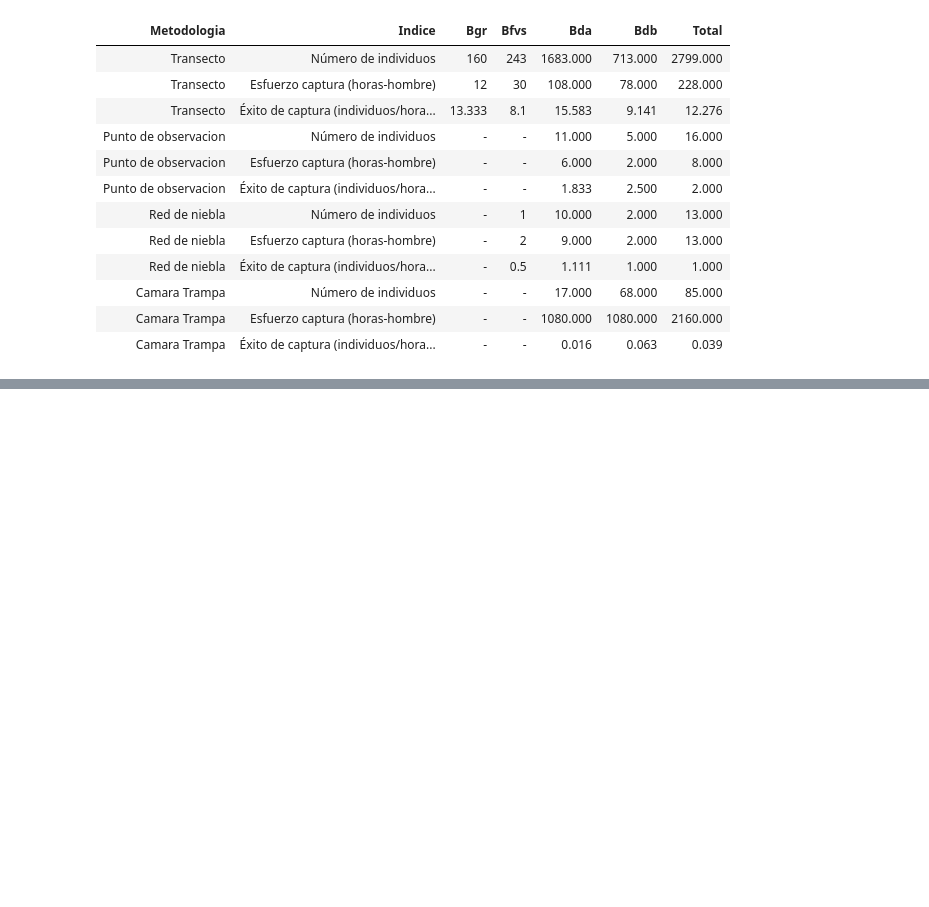
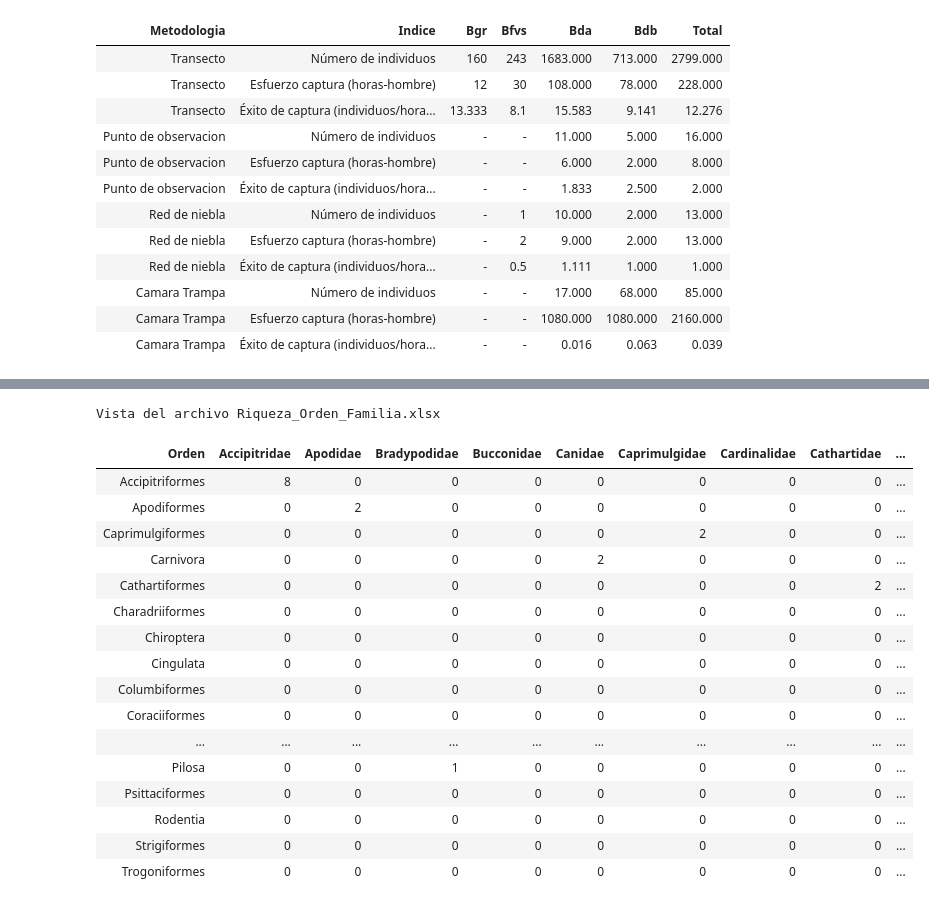
Before and after one commit to BioRamirez/Backet, a Jupyter notebook: python_Proyect/Flujo_Trabajo/analisis.ipynb, the cells around one changed output, grey strips where cells are left out. Cells and saved outputs as stored; diff of their text form; code cells hidden in the pictures; blank space fills up the shorter version.

```diff
--- a/python_Proyect/Flujo_Trabajo/analisis.ipynb
+++ b/python_Proyect/Flujo_Trabajo/analisis.ipynb
@@ -381,0 +762,40 @@ Vista del archivo Esfuerzo_Muestreo.xlsx
+# %%
+import pandas as pd
+from IPython.display import display, HTML
+
+# --- Leer el archivo Excel ---
+# 👇 Usa una cadena RAW (r"...") para evitar errores con las barras invertidas
+tabla = pd.read_excel(r"D:\CORPONOR 2025\Backet\python_Proyect\Resultados\Riqueza_Orden_Familia.xlsx")
+
+# --- Mostrar tabla con desplazamiento vertical ---
+display(HTML(f"""
+<h3>Vista del archivo <code>Riqueza_Orden_Familia.xlsx</code></h3>
+<div style="
+    height: 400px;
+    overflow-y: scroll;
+    border: 1px solid #ccc;
+    padding: 8px;
+    font-size: 14px;
+">
+{tabla.to_html(index=False)}
+</div>
+"""))
+# %% [output]
+Vista del archivo Riqueza_Orden_Familia.xlsx
+| Orden | Accipitridae | Apodidae | Bradypodidae | Bucconidae | Canidae | Caprimulgidae | Cardinalidae | Cathartidae | ... |
+| Accipitriformes | 8 | 0 | 0 | 0 | 0 | 0 | 0 | 0 | ... |
+| Apodiformes | 0 | 2 | 0 | 0 | 0 | 0 | 0 | 0 | ... |
+| Caprimulgiformes | 0 | 0 | 0 | 0 | 0 | 2 | 0 | 0 | ... |
+| Carnivora | 0 | 0 | 0 | 0 | 2 | 0 | 0 | 0 | ... |
+| Cathartiformes | 0 | 0 | 0 | 0 | 0 | 0 | 0 | 2 | ... |
+| Charadriiformes | 0 | 0 | 0 | 0 | 0 | 0 | 0 | 0 | ... |
+| Chiroptera | 0 | 0 | 0 | 0 | 0 | 0 | 0 | 0 | ... |
+| Cingulata | 0 | 0 | 0 | 0 | 0 | 0 | 0 | 0 | ... |
+| Columbiformes | 0 | 0 | 0 | 0 | 0 | 0 | 0 | 0 | ... |
+| Coraciiformes | 0 | 0 | 0 | 0 | 0 | 0 | 0 | 0 | ... |
+| ... | ... | ... | ... | ... | ... | ... | ... | ... | ... |
+| Pilosa | 0 | 0 | 1 | 0 | 0 | 0 | 0 | 0 | ... |
+| Psittaciformes | 0 | 0 | 0 | 0 | 0 | 0 | 0 | 0 | ... |
+| Rodentia | 0 | 0 | 0 | 0 | 0 | 0 | 0 | 0 | ... |
+| Strigiformes | 0 | 0 | 0 | 0 | 0 | 0 | 0 | 0 | ... |
+| Trogoniformes | 0 | 0 | 0 | 0 | 0 | 0 | 0 | 0 | ... |
```
Also changed, not shown: parts of 9 cells of this notebook, 7 other files.
